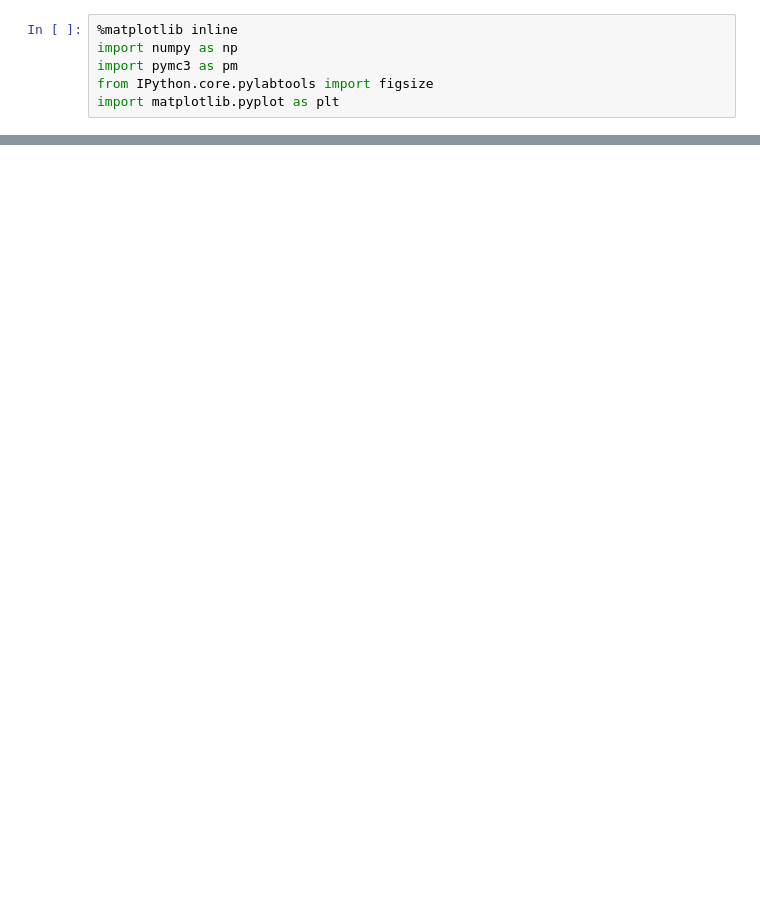
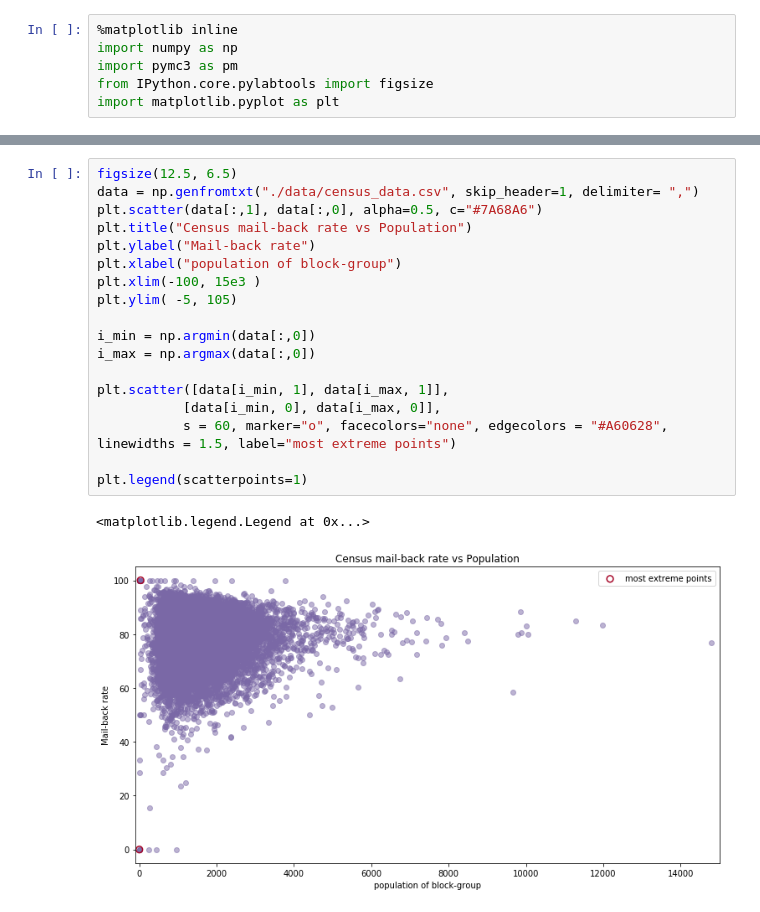
Before and after one commit to TanUkkii007/Probabilistic-Programming-and-Bayesian-Methods-for-Hackers, a Jupyter notebook: ch04/Ch4_LawOfLargeNumbers_PyMC3.ipynb, the cells around one changed output, grey strips where cells are left out. Saved outputs shown, nothing was run; the diff lists cells and outputs as text; blank space fills up the shorter version.

```diff
--- a/ch04/Ch4_LawOfLargeNumbers_PyMC3.ipynb
+++ b/ch04/Ch4_LawOfLargeNumbers_PyMC3.ipynb
@@ -66,0 +113,21 @@ np.mean([np.random.exponential(0.5) > 5 for i in range(N)])
+# %%
+figsize(12.5, 6.5)
+data = np.genfromtxt("./data/census_data.csv", skip_header=1, delimiter= ",")
+plt.scatter(data[:,1], data[:,0], alpha=0.5, c="#7A68A6")
+plt.title("Census mail-back rate vs Population")
+plt.ylabel("Mail-back rate")
+plt.xlabel("population of block-group")
+plt.xlim(-100, 15e3 )
+plt.ylim( -5, 105)
+
+i_min = np.argmin(data[:,0])
+i_max = np.argmax(data[:,0])
+
+plt.scatter([data[i_min, 1], data[i_max, 1]],
+           [data[i_min, 0], data[i_max, 0]],
+           s = 60, marker="o", facecolors="none", edgecolors = "#A60628", linewidths = 1.5, label="most extreme points")
+
+plt.legend(scatterpoints=1)
+# %% [output]
+<matplotlib.legend.Legend at 0x...>
+[figure, added]
```
Also changed, not shown: parts of 13 cells of this notebook, 2 other files.
